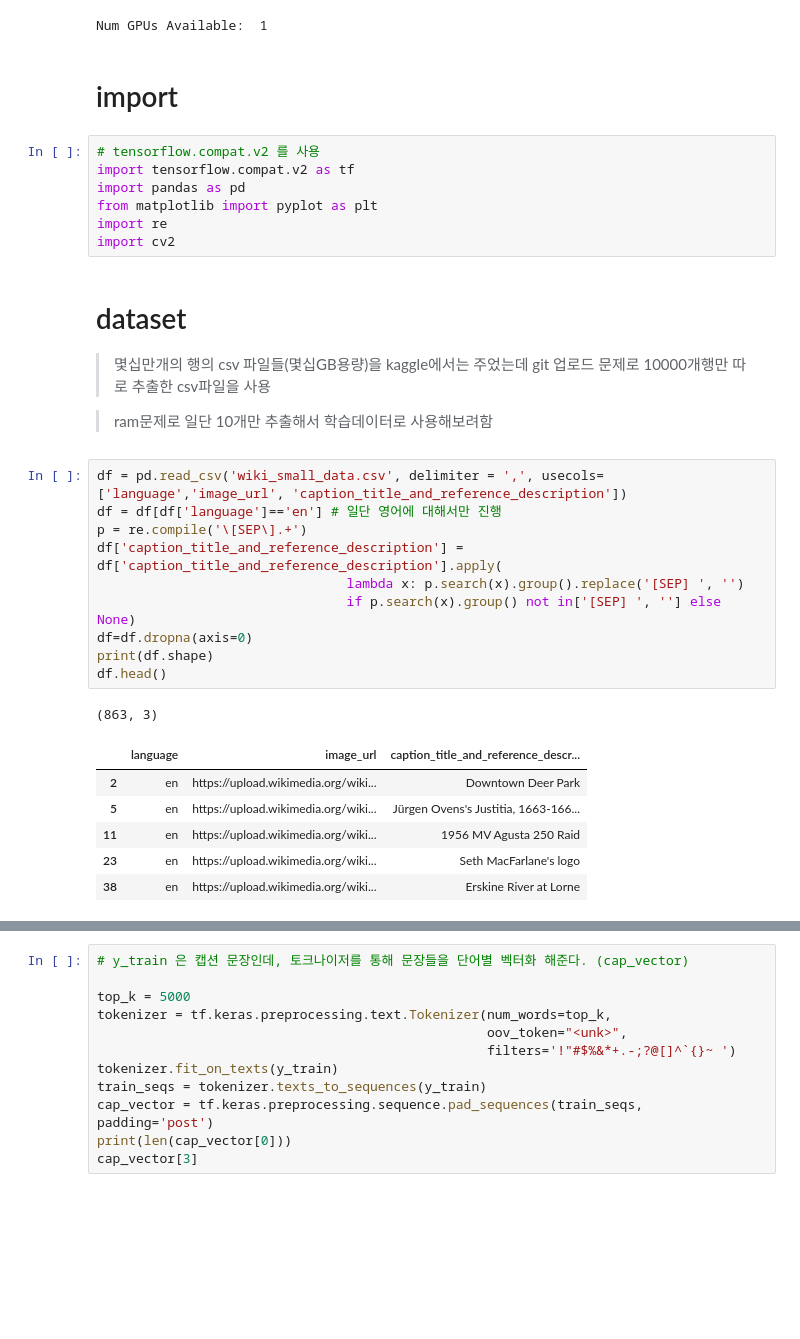
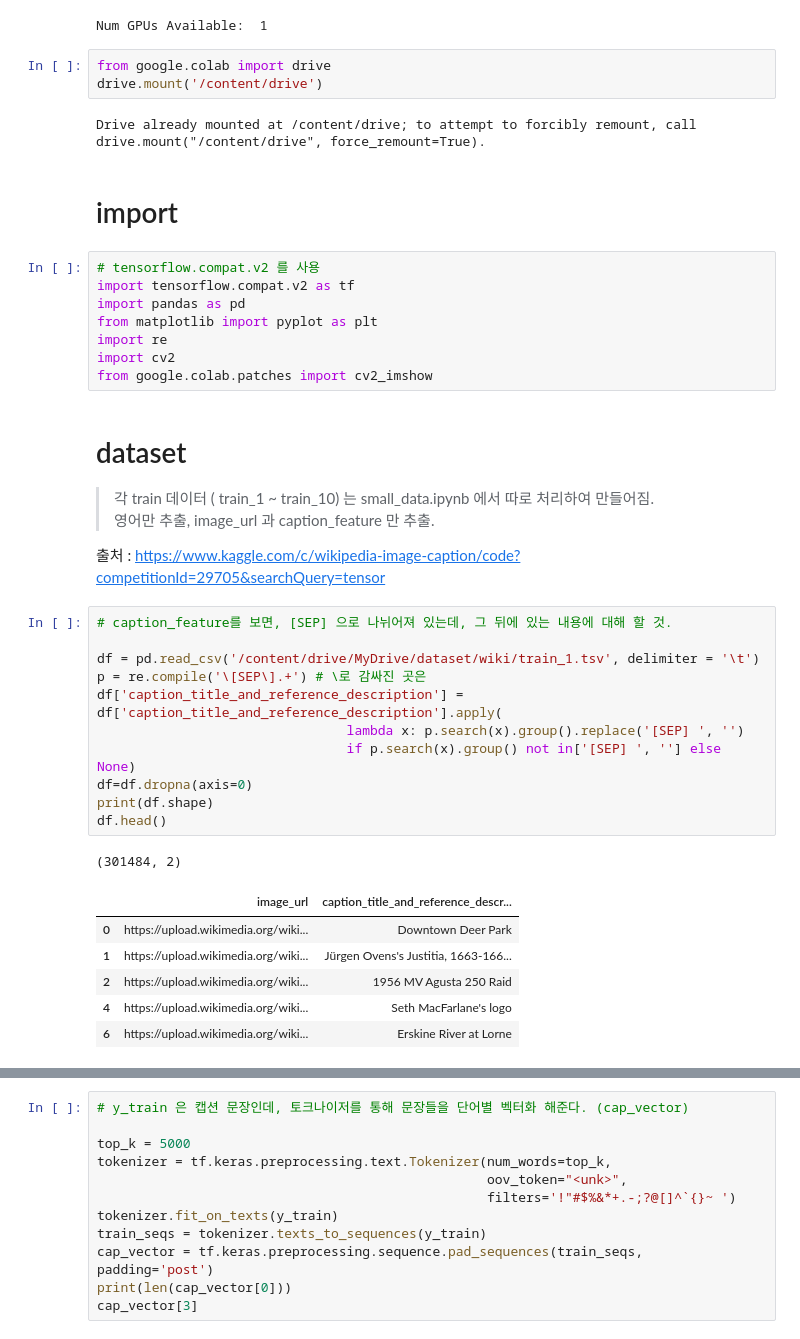
Before and after one commit to chan9480/wiki, a Jupyter notebook: main.ipynb, the cells around one changed output, grey strips where cells are left out. Cells and saved outputs as stored; diff of their text form; blank space fills up the shorter version.

Commit message:
Colaboratory를 통해 생성됨

```diff
--- a/main.ipynb
+++ b/main.ipynb
@@ -9,6 +6,11 @@ import tensorflow as tf
 print("Num GPUs Available: ", len(tf.config.experimental.list_physical_devices('GPU')))
 # %% [output]
 Num GPUs Available:  1
+# %%
+from google.colab import drive
+drive.mount('/content/drive')
+# %% [output]
+Drive already mounted at /content/drive; to attempt to forcibly remount, call drive.mount("/content/drive", force_remount=True).
 # %% [markdown]
 # import
 # %%
@@ -18,27 +20,29 @@ import pandas as pd
 from matplotlib import pyplot as plt
 import re
 import cv2
+from google.colab.patches import cv2_imshow
 # %% [markdown]
 # dataset
-> 몇십만개의 행의 csv 파일들(몇십GB용량)을 kaggle에서는 주었는데
-> git 업로드 문제로 10000개행만 따로 추출한 csv파일을 사용
+> 각 train 데이터 ( train_1 ~ train_10) 는 small_data.ipynb 에서 따로 처리하여 만들어짐.
+> 영어만 추출, image_url 과 caption_feature 만 추출.
 
-> ram문제로 일단 10개만 추출해서 학습데이터로 사용해보려함
+출처 : https://www.kaggle.com/c/wikipedia-image-caption/code?competitionId=29705&searchQuery=tensor
 # %%
-df = pd.read_csv('wiki_small_data.csv', delimiter = ',', usecols=['language','image_url', 'caption_title_and_reference_description'])
-df = df[df['language']=='en'] # 일단 영어에 대해서만 진행
-p = re.compile('\[SEP\].+')
+# caption_feature를 보면, [SEP] 으로 나뉘어져 있는데, 그 뒤에 있는 내용에 대해 할 것.
+
+df = pd.read_csv('/content/drive/MyDrive/dataset/wiki/train_1.tsv', delimiter = '\t')
+p = re.compile('\[SEP\].+') # \로 감싸진 곳은
 df['caption_title_and_reference_description'] = df['caption_title_and_reference_description'].apply(
                                 lambda x: p.search(x).group().replace('[SEP] ', '')
                                 if p.search(x).group() not in['[SEP] ', ''] else None)
 df=df.dropna(axis=0)
 print(df.shape)
 df.head()
 # %% [output]
-(863, 3)
+(301484, 2)
-|  | language | image_url | caption_title_and_reference_descr... |
-| 2 | en | https://upload.wikimedia.org/wiki... | Downtown Deer Park |
-| 5 | en | https://upload.wikimedia.org/wiki... | Jürgen Ovens's Justitia, 1663-166... |
-| 11 | en | https://upload.wikimedia.org/wiki... | 1956 MV Agusta 250 Raid |
-| 23 | en | https://upload.wikimedia.org/wiki... | Seth MacFarlane's logo |
-| 38 | en | https://upload.wikimedia.org/wiki... | Erskine River at Lorne |
+|  | image_url | caption_title_and_reference_descr... |
+| 0 | https://upload.wikimedia.org/wiki... | Downtown Deer Park |
+| 1 | https://upload.wikimedia.org/wiki... | Jürgen Ovens's Justitia, 1663-166... |
+| 2 | https://upload.wikimedia.org/wiki... | 1956 MV Agusta 250 Raid |
+| 4 | https://upload.wikimedia.org/wiki... | Seth MacFarlane's logo |
+| 6 | https://upload.wikimedia.org/wiki... | Erskine River at Lorne |
```
Also changed, not shown: parts of 10 cells of this notebook.
